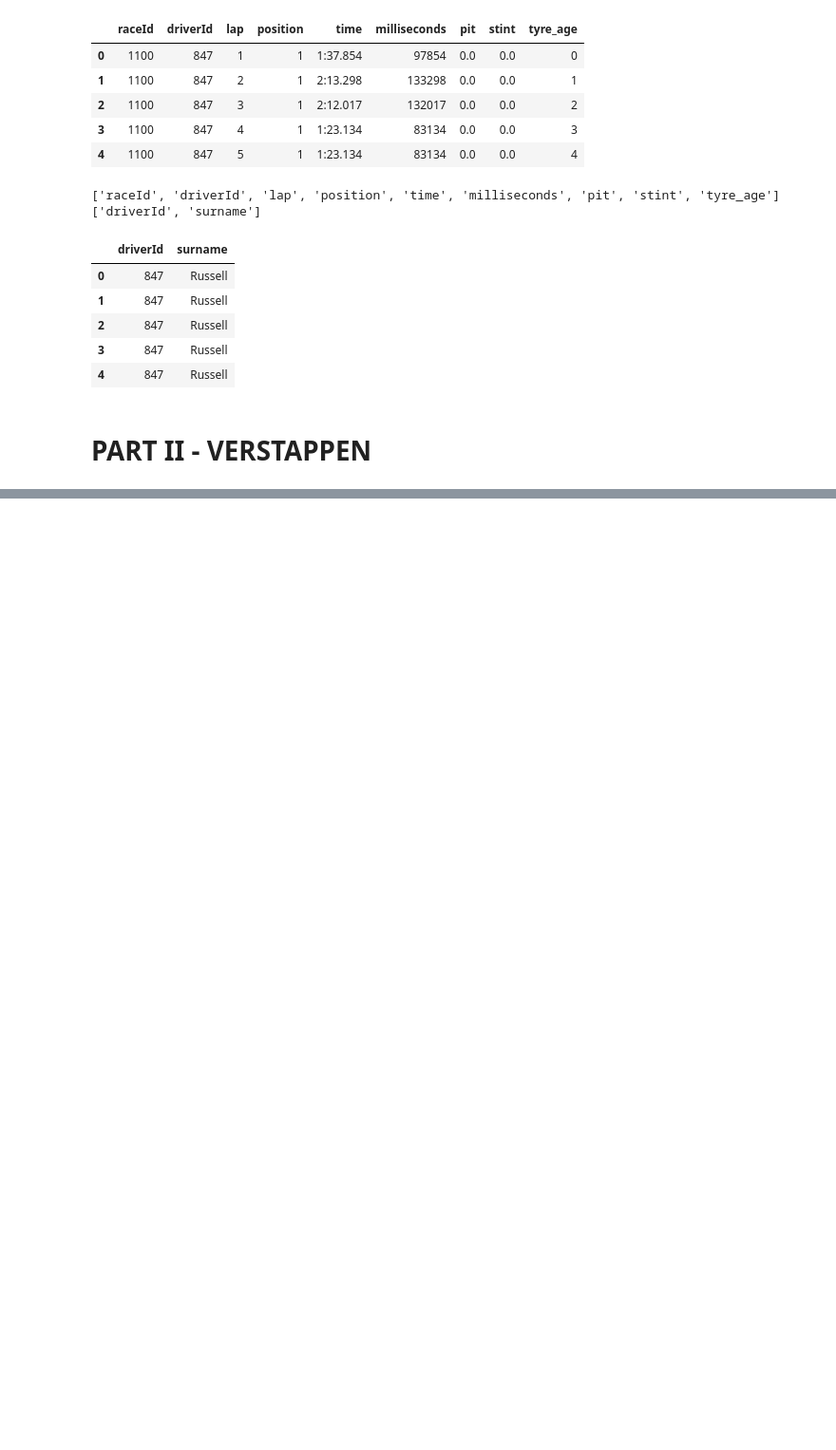
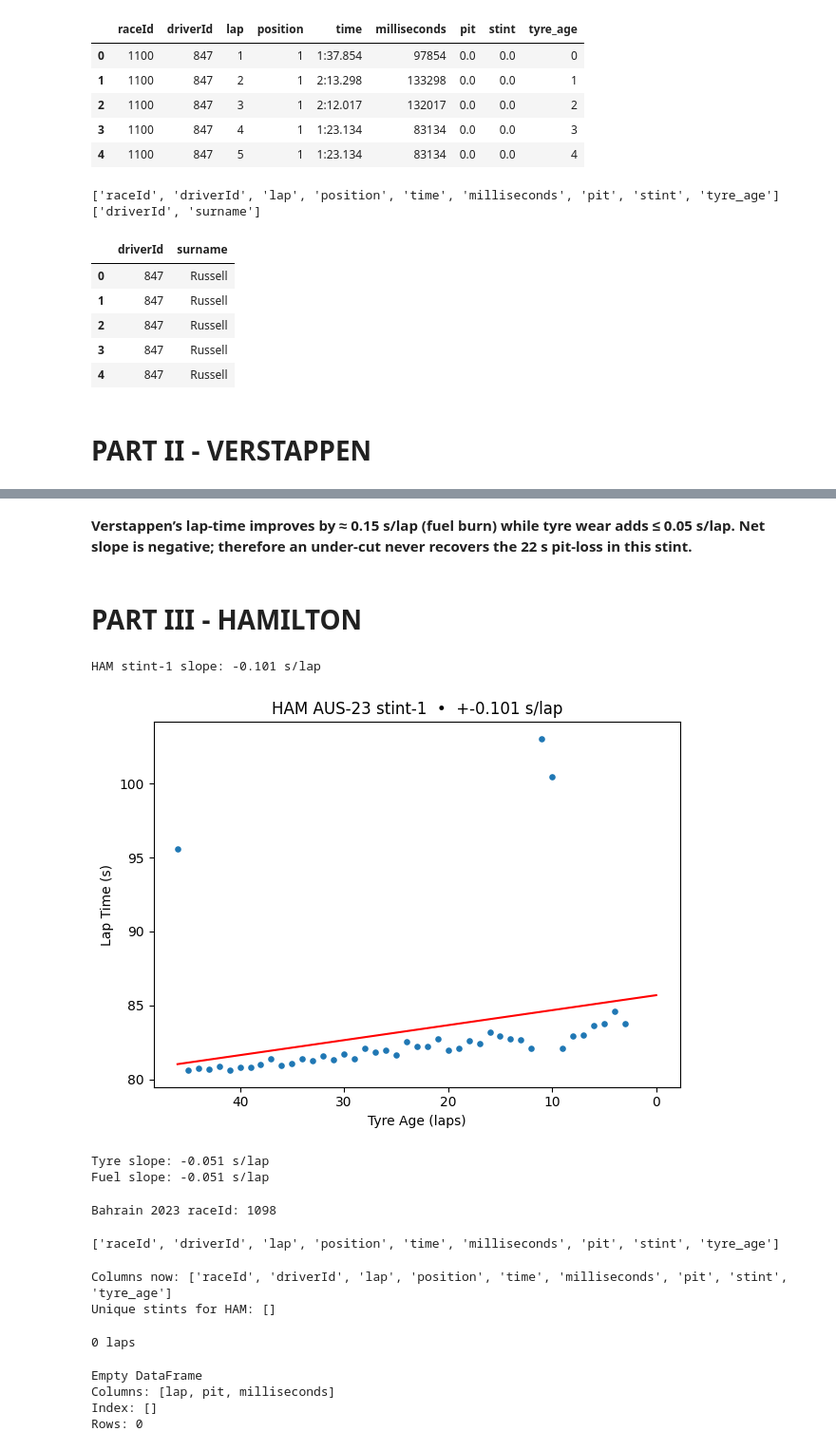
Before and after one commit to ojhasdhruv/Race-Insights, a Jupyter notebook: notebooks/2023-aus_gp_tyredeg_kaggle.ipynb, the cells around one changed output, grey strips where cells are left out. Shown: that part at 95% size. Cells and saved outputs as stored; diff of their text form; code cells hidden in the pictures; blank space fills up the shorter version.

```diff
--- a/notebooks/2023-aus_gp_tyredeg_kaggle.ipynb
+++ b/notebooks/2023-aus_gp_tyredeg_kaggle.ipynb
@@ -141,0 +145,42 @@ ax.legend(handles, labels, title="Stint")
+# %% [markdown]
+**Verstappen’s lap-time improves by ≈ 0.15 s/lap (fuel burn) while tyre wear adds ≤ 0.05 s/lap. Net slope is negative; therefore an under-cut never recovers the 22 s pit-loss in this stint.**
+# %% [markdown]
+# **PART III - HAMILTON**
+# %%
+model, slope = fit_linear_deg(ham_s1)
+print(f"HAM stint-1 slope: {slope:+.3f} s/lap")   # expect +0.05-0.07
+
+# quick plot
+plt.scatter(ham_s1["tyre_age"], ham_s1["milliseconds"]/1000, s=14)
+x = np.arange(0, ham_s1["tyre_age"].max()+1)
+plt.plot(x, model.predict(x.reshape(-1,1)), c="red")
+plt.gca().invert_xaxis()
+plt.xlabel("Tyre Age (laps)")
+plt.ylabel("Lap Time (s)")
+plt.title(f"HAM AUS-23 stint-1  •  +{slope:.3f} s/lap")
+plt.tight_layout()
+plt.show()
+# %% [output]
+HAM stint-1 slope: -0.101 s/lap
+[figure, added]
+# %%
+X = ham_s1[["tyre_age", "lap"]].values         # two predictors
+y = ham_s1["milliseconds"].values / 1000
+
+m = LinearRegression().fit(X, y)
+tyre_slope = float(m.coef_[0])                 # isolates tyre fade
+fuel_slope = float(m.coef_[1])
+
+print(f"Tyre slope: {tyre_slope:+.3f} s/lap")
+print(f"Fuel slope: {fuel_slope:+.3f} s/lap")  # should be negative
+# %% [output]
+Tyre slope: -0.051 s/lap
+Fuel slope: -0.051 s/lap
+# %%
+# One-time lookup
+race_id_bhr23 = races.query(
+    "year == 2023 and name.str.contains('Bahrain')", engine="python"
+).raceId.iloc[0]
+print("Bahrain 2023 raceId:", race_id_bhr23)      # should print something like 1080
+# %% [output]
+Bahrain 2023 raceId: 1098
@@ -141,0 +205,37 @@ ax.legend(handles, labels, title="Stint")
+# %%
+print(bhr_laps.columns.tolist())   # should list 'pit', 'stint', 'tyre_age'
+# %% [output]
+['raceId', 'driverId', 'lap', 'position', 'time', 'milliseconds', 'pit', 'stint', 'tyre_age']
+# %%
+# ------------------------------------------------------------------
+#  Re-compute pit, stint, tyre_age on bhr_laps IN-PLACE
+# ------------------------------------------------------------------
+bhr_laps = laps[laps.raceId == race_id_bhr23].copy()           # fresh slice
+bhr_pits = pits[pits.raceId == race_id_bhr23][["driverId", "lap"]]
+
+bhr_laps = bhr_laps.merge(bhr_pits.assign(pit=1),
+                          on=["driverId", "lap"], how="left")
+bhr_laps["pit"] = bhr_laps["pit"].fillna(0).astype(int)
+
+bhr_laps["stint"] = bhr_laps.groupby("driverId")["pit"].cumsum()
+bhr_laps["tyre_age"] = bhr_laps.groupby(["driverId", "stint"]).cumcount()
+
+print("Columns now:", bhr_laps.columns.tolist())
+print("Unique stints for HAM:", sorted(bhr_laps.loc[bhr_laps.driverId == 44, "stint"].unique()))
+# %% [output]
+Columns now: ['raceId', 'driverId', 'lap', 'position', 'time', 'milliseconds', 'pit', 'stint', 'tyre_age']
+Unique stints for HAM: []
+# %%
+ham_s0 = clean_laps(bhr_laps.query("driverId == 44 and stint == 0"))
+print(len(ham_s0), "laps")   # should be > 0
+# %% [output]
+0 laps
+# %%
+raw_ham_s1 = bhr_laps.query("driverId == 44 and stint == 1")
+print(raw_ham_s1[["lap", "pit", "milliseconds"]].head())
+print("Rows:", len(raw_ham_s1))
+# %% [output]
+Empty DataFrame
+Columns: [lap, pit, milliseconds]
+Index: []
+Rows: 0
```
Also changed, not shown: parts of 30 cells of this notebook.
